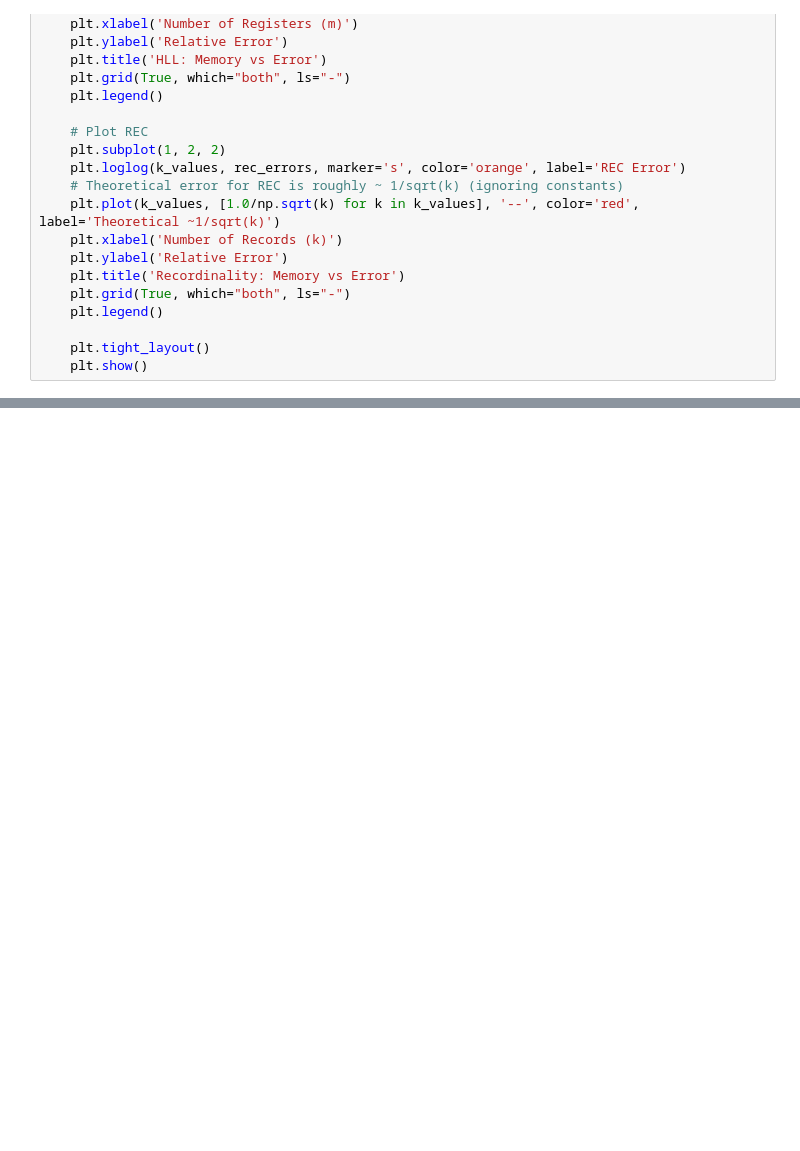
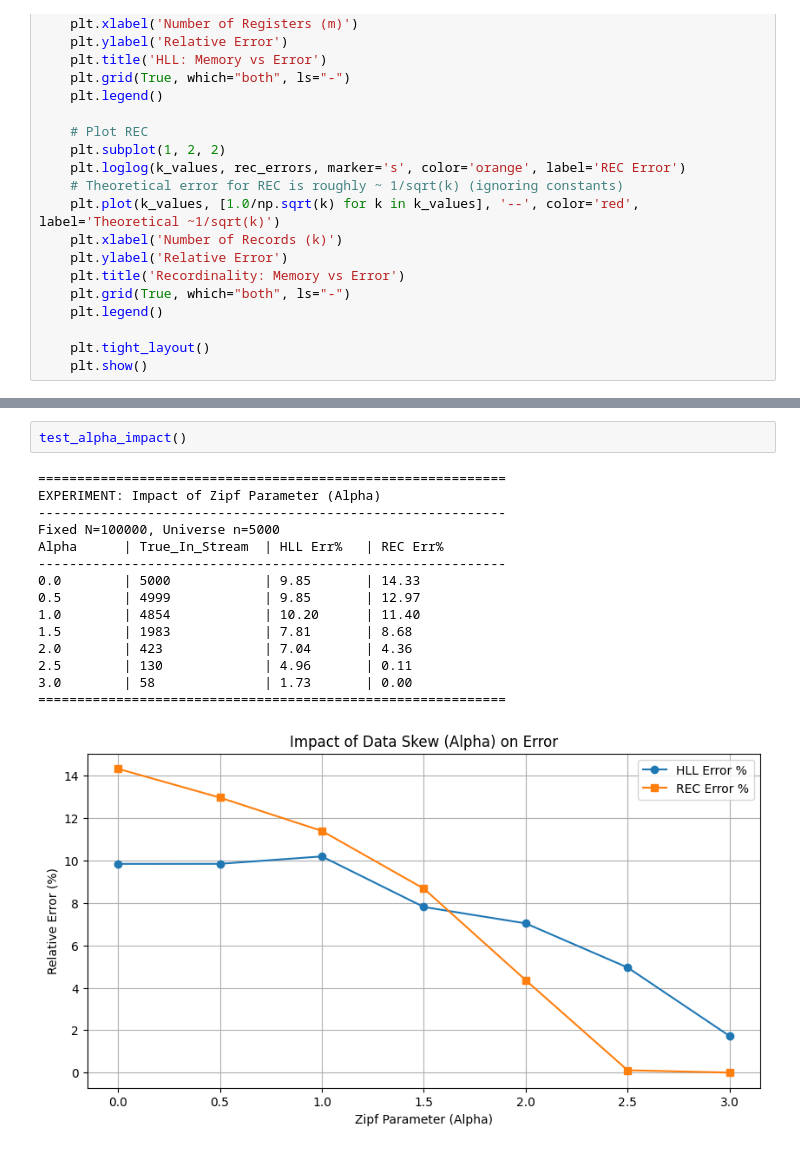
Before and after one commit to Aftab5550/cardinality-estimation-algorithms, a Jupyter notebook: cardinality-estimation-algorithms.ipynb, the cells around one changed output, grey strips where cells are left out. Drawn from its saved outputs; the diff is of its cells as text; blank space fills up the shorter version.

```diff
--- a/cardinality-estimation-algorithms.ipynb
+++ b/cardinality-estimation-algorithms.ipynb
@@ -276,0 +445,18 @@ plot_memory_impact('dracula.txt', 'dracula.dat')
+# %%
+test_alpha_impact()
+# %% [output]
+============================================================
+EXPERIMENT: Impact of Zipf Parameter (Alpha)
+------------------------------------------------------------
+Fixed N=100000, Universe n=5000
+Alpha      | True_In_Stream  | HLL Err%   | REC Err%
+------------------------------------------------------------
+0.0        | 5000            | 9.85       | 14.33
+0.5        | 4999            | 9.85       | 12.97
+1.0        | 4854            | 10.20      | 11.40
+1.5        | 1983            | 7.81       | 8.68
+2.0        | 423             | 7.04       | 4.36
+2.5        | 130             | 4.96       | 0.11
+3.0        | 58              | 1.73       | 0.00
+============================================================
+[figure, added]
```
Also changed, not shown: parts of 19 cells of this notebook.
